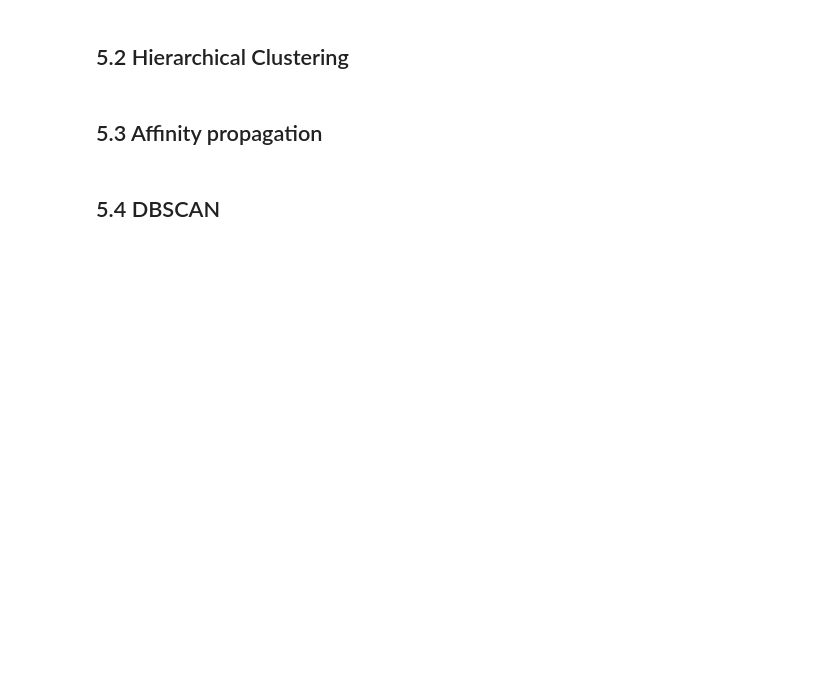
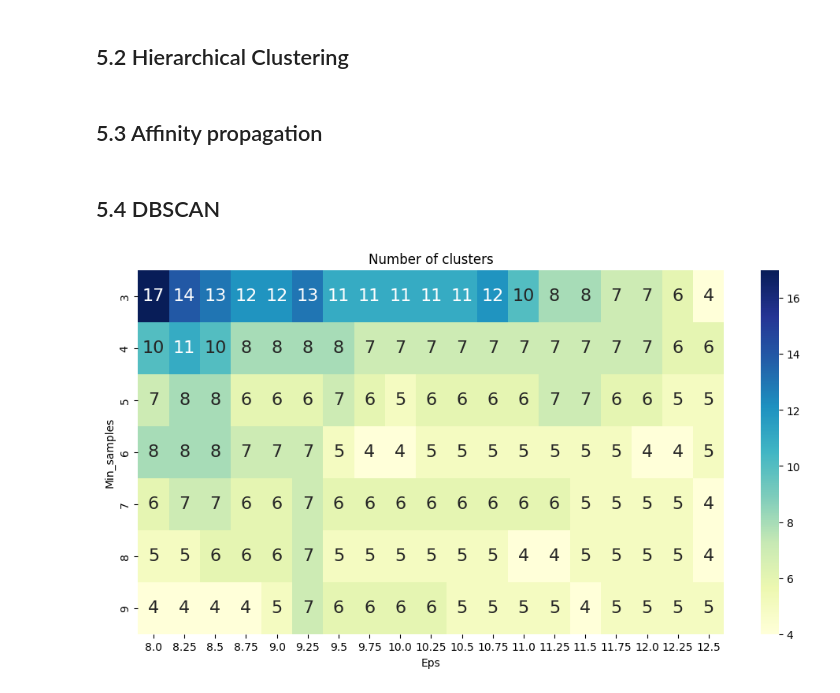
Before and after one commit to rupace10/STW7072CEM_Machine_Learning, a Jupyter notebook: customer_segmentation.ipynb, the cells around one changed output. Saved outputs shown, nothing was run; the diff lists cells and outputs as text; code cells hidden in the pictures; blank space fills up the shorter version.

Commit message:
Updated DBSCAN plot, there was an issue with the dbscan dataframe, the dataframe name was wrong. And also instead of randomly assigning eps and min_samples, it is first calculated

```diff
--- a/customer_segmentation.ipynb
+++ b/customer_segmentation.ipynb
@@ -207,3 +209,28 @@ fig = px.scatter_3d(data_with_clusters,
 iplot(fig)
 # %% [markdown]
 ## 5.4 DBSCAN
+# %%
+eps_values = np.arange(8,12.75,0.25) # eps values to be investigated
+min_samples = np.arange(3,10) # min_samples values to be investigated
+
+DBSCAN_params = list(product(eps_values, min_samples))
+# %%
+no_of_clusters = []
+sil_score = []
+
+for p in DBSCAN_params:
+    DBS_clustering = DBSCAN(eps=p[0], min_samples=p[1]).fit(customer_clsuter_df)
+    no_of_clusters.append(len(np.unique(DBS_clustering.labels_)))
+    sil_score.append(silhouette_score(customer_clsuter_df, DBS_clustering.labels_))
+# %%
+tmp = pd.DataFrame.from_records(DBSCAN_params, columns =['Eps', 'Min_samples'])
+tmp['No_of_clusters'] = no_of_clusters
+
+pivot_1 = pd.pivot_table(tmp, values='No_of_clusters', index='Min_samples', columns='Eps')
+
+fig, ax = plt.subplots(figsize=(12,6))
+sns.heatmap(pivot_1, annot=True,annot_kws={"size": 16}, cmap="YlGnBu", ax=ax)
+ax.set_title('Number of clusters')
+plt.show()
+# %% [output]
+[figure, added]
```
Also changed, not shown: parts of 5 cells of this notebook.
